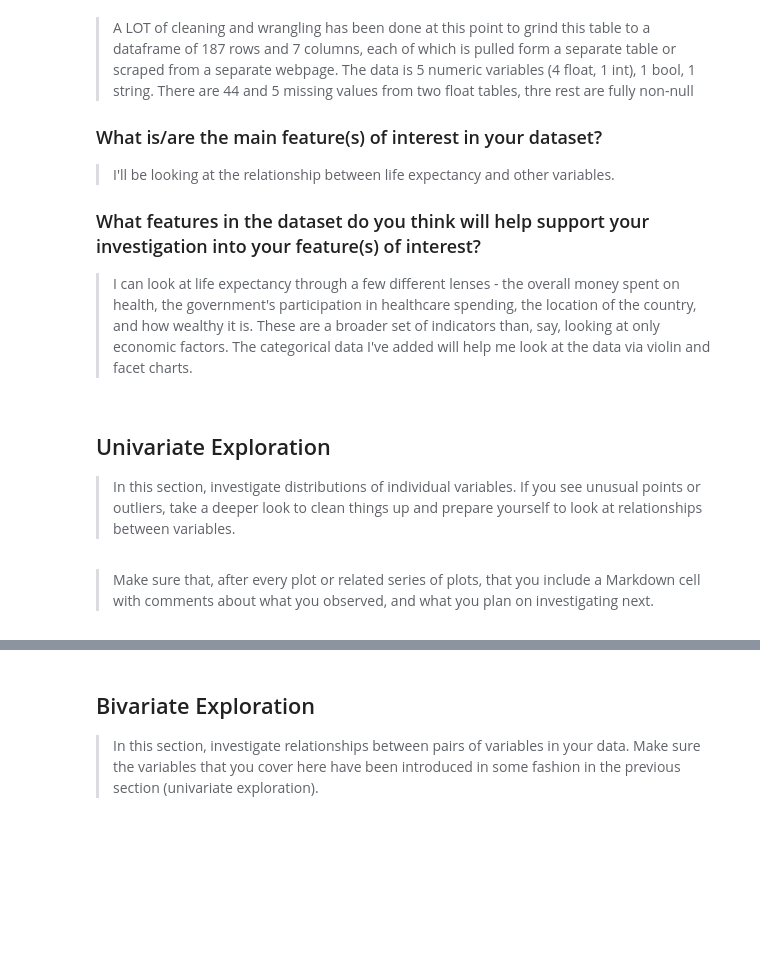
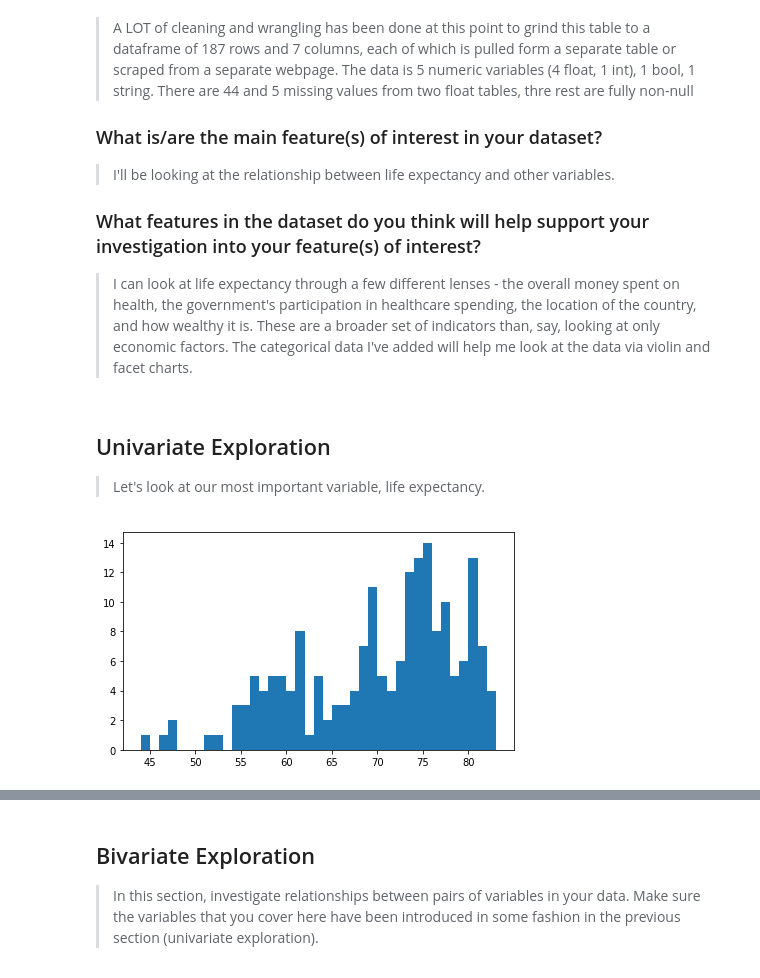
Before and after one commit to mullendavidh/nanodegree-project-5, a Jupyter notebook: exploration_template.ipynb, the cells around one changed output, grey strips where cells are left out. Drawn from its saved outputs; the diff is of its cells as text; code cells hidden in the pictures; blank space fills up the shorter version.

Commit message:
feat:Added univariate charts
Added a couple simple histograms and a double plot of continent counts
with universal healthcare counts. Labels still need work but checking
in this initial draft.

```diff
--- a/exploration_template.ipynb
+++ b/exploration_template.ipynb
@@ -359,13 +359,18 @@ memory usage: 10.4+ KB
 ### What features in the dataset do you think will help support your investigation into your feature(s) of interest?
 
 > I can look at life expectancy through a few different lenses - the overall money spent on health, the government's participation in healthcare spending, the location of the country, and how wealthy it is. These are a broader set of indicators than, say, looking at only economic factors. The categorical data I've added will help me look at the data via violin and facet charts.
-# %% [markdown]
-## Univariate Exploration
-
-> In this section, investigate distributions of individual variables. If
-you see unusual points or outliers, take a deeper look to clean things up
-and prepare yourself to look at relationships between variables.
-# %% [markdown]
-> Make sure that, after every plot or related series of plots, that you
-include a Markdown cell with comments about what you observed, and what
-you plan on investigating next.
+# %% [markdown]
+## Univariate Exploration
+
+> Let's look at our most important variable, life expectancy.
+# %%
+# for all these histograms I'd like to determine my bins programmatically,
+# because that way I can ensure I won't lose any outlier data by accident.
+# I will keep the bin size as a constant however based on the look of the graph
+BIN_SIZE = 1
+
+plt.figure(figsize = [7, 4])
+bins_list = np.arange(int(df['le'].min()), int(df['le'].max()) + BIN_SIZE, BIN_SIZE)
+plt.hist(data = df, x = 'le', bins=bins_list);
+# %% [output]
+[figure, added]
```
Also changed, not shown: parts of 8 cells of this notebook.
